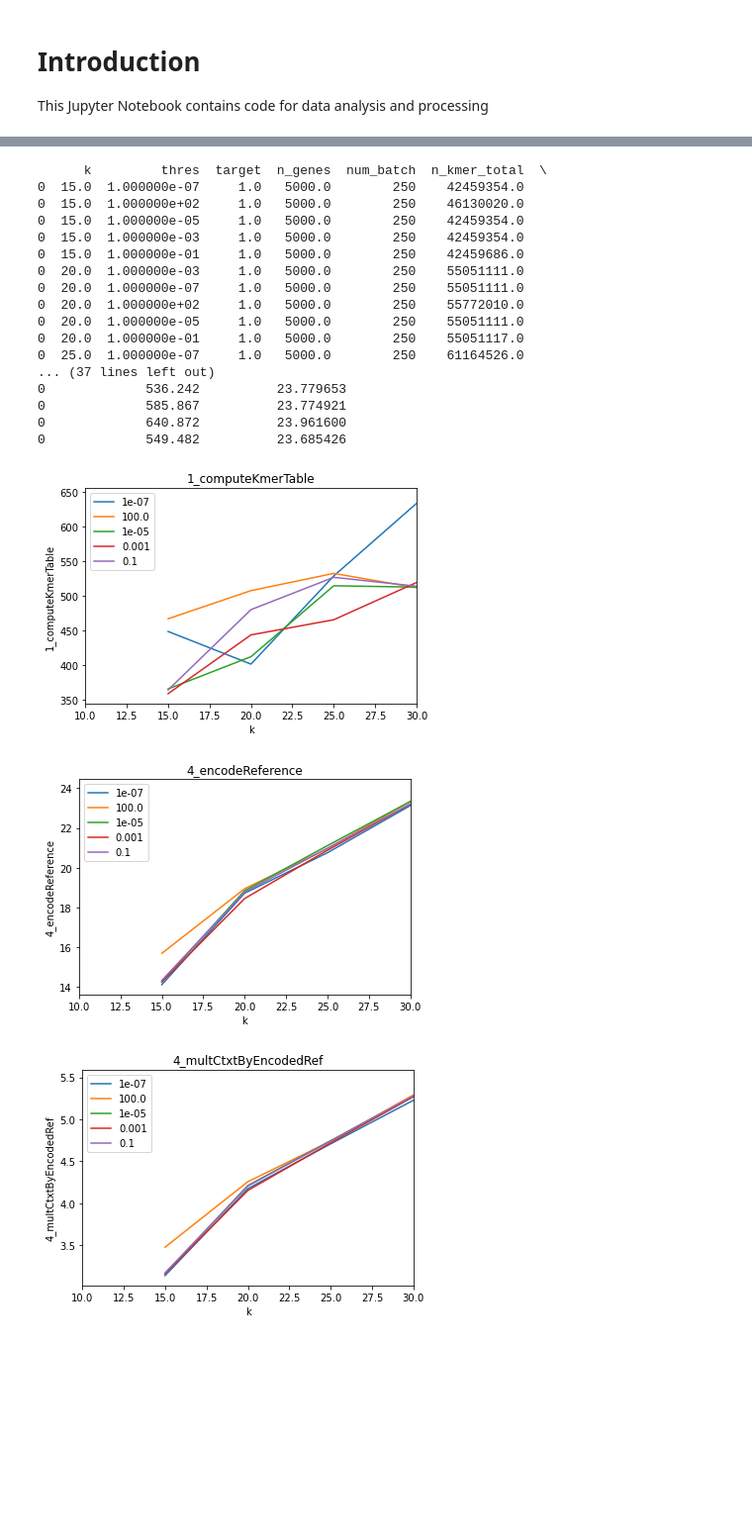
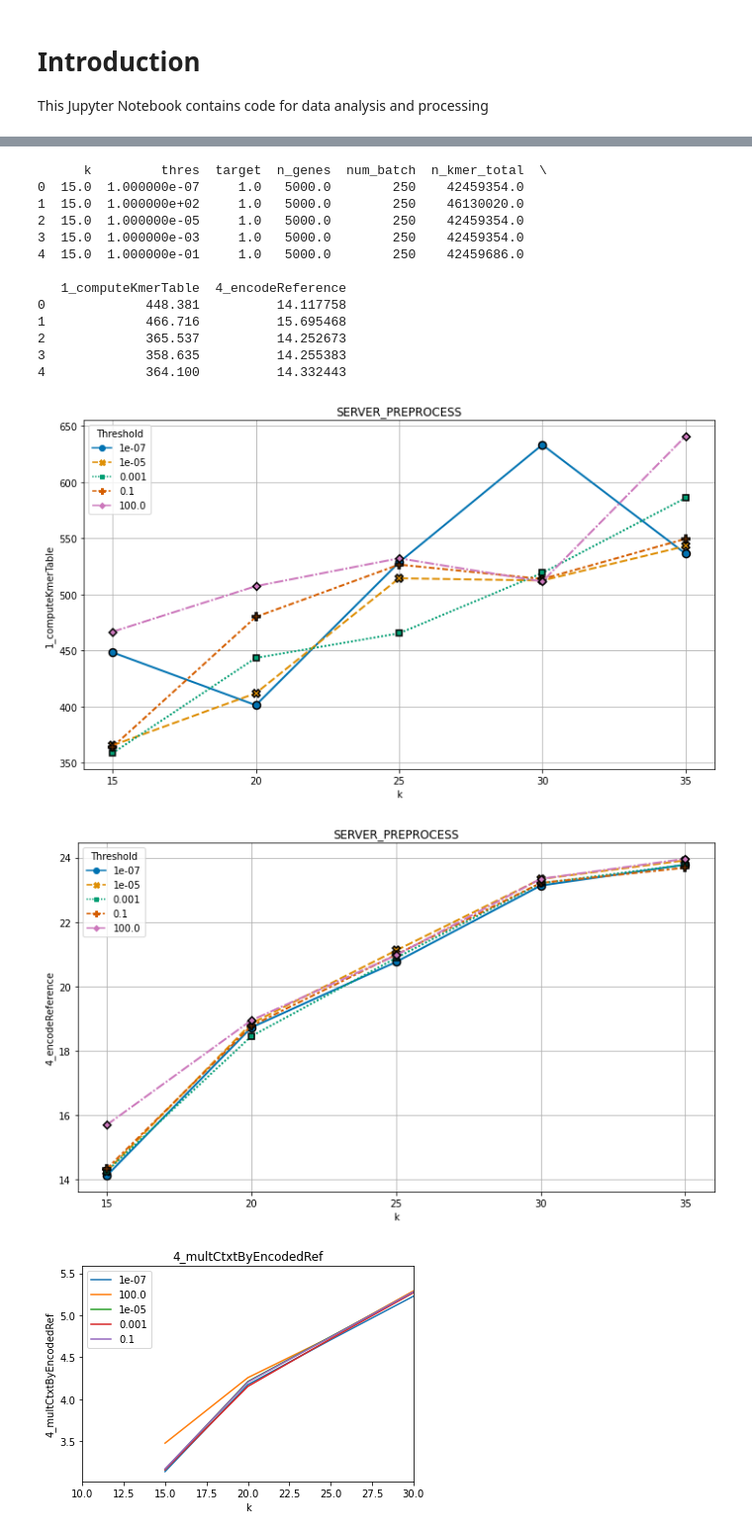
Before and after one commit to G2Lab/pQuant, a Jupyter notebook: summary/summary.ipynb, the cells around one changed output, grey strips where cells are left out. Shown at 99% size. Saved outputs shown, nothing was run; the diff lists cells and outputs as text; code cells hidden in the pictures; blank space fills up the shorter version.

```diff
--- a/summary/summary.ipynb
+++ b/summary/summary.ipynb
@@ -12,5 +223,5 @@ import os
 # %%
-BASE_FOLDER = "../out/021624"
+BASE_FOLDER = "../out/030724"
 JOBS_LIST = [BASE_FOLDER + "/" + job for job in os.listdir(BASE_FOLDER)]
 
 print(JOBS_LIST)
@@ -40,12 +257,17 @@ Index(['k', 'thres', 'target', '1_readFastaFile', '1_computeKmerTable',
 # %%
 PARAMS = ['k', 'thres', 'target', 'n_genes', 'num_batch', 'n_kmer_total']
-SERVER_PREPROCESS = ["1_computeKmerTable", "4_encodeReference"]
-SERVER_COPMUTATION = ["4_multCtxtByEncodedRef"]
-SERVER_SAVE_LOAD = ["1_readFastaFile", "1_save", "4_loadKmerTable", "4_loadKmerList", "4_serializeCtxtOut"]
-SERVER_MEMORY = ["1_Memory usage", "1_pick Memory usage", "4_Memory usage", "4_Pick Memory usage"]
+SERVER_PREPROCESS = ["1_computeKmerTable"]
+SERVER_COMPUTATION = ["4_encodeAndMult_per_gene"]
+SERVER_SAVE_LOAD = ["1_readFastaFile", "1_save", "4_loadKmerTable", "4_loadKmerList", "4_serializeCtxtOut_per_gene"]
+SERVER_MEMORY = ["1_Memory usage", "4_Memory usage_per_gene"]
+SERVER_PICK_MEMORY = ["1_pick Memory usage", "4_Pick Memory usage"]
 
 USER_HE_GEN = ["2_GenCryptoContext", "2_KeyGen"]
 USER_ENCRYPT = ["3_encodeRead", "3_EncryptReadKmer"]
 USER_DECRYPT = ["5_decryptOutput"]
 USER_SAVE_LOAD = ["2_Serialize", "3_load_kmerList", "3_readFastaFile", "3_serializeCtxtRead", "5_loadKmerTable", "5_readCtxtOut"]
 USER_MEMORY = ["2_Memory usage", "2_Pick Memory usage", "3_Memory usage", "3_Pick Memory usage", "5_Memory usage", "5_Pick Memory usage"]
+
+df_total = pd.read_csv(BASE_FOLDER + "/../summary_030724.tsv")
+# df_total.head()
+print(df_total.loc[:, ['k', 'thres'] + SERVER_COMPUTATION])
@@ -67,31 +535,26 @@ PLOT_DIR = "plot"
 # %%
 df = df_total.loc[:, PARAMS + SERVER_PREPROCESS]
 df[SERVER_PREPROCESS] = df[SERVER_PREPROCESS] / 1000
-print(df)
-# draw k-x plot for x=[SERVER_PREPROCESS] for each threshold (all threshold in one plot)
-# for each algorithm(column), plot all k-x plot for each threshold in one plot
+print(df.head())
+
 for param in SERVER_PREPROCESS:
-    plotEachColumn(df, param, "SERVER_PREPROCESS")
+    plotEachColumnFancy(df, param, "SERVER_PREPROCESS")
 # %% [output]
       k         thres  target  n_genes  num_batch  n_kmer_total  \
 0  15.0  1.000000e-07     1.0   5000.0        250    42459354.0
-0  15.0  1.000000e+02     1.0   5000.0        250    46130020.0
-0  15.0  1.000000e-05     1.0   5000.0        250    42459354.0
-0  15.0  1.000000e-03     1.0   5000.0        250    42459354.0
-0  15.0  1.000000e-01     1.0   5000.0        250    42459686.0
-0  20.0  1.000000e-03     1.0   5000.0        250    55051111.0
-0  20.0  1.000000e-07     1.0   5000.0        250    55051111.0
-0  20.0  1.000000e+02     1.0   5000.0        250    55772010.0
-0  20.0  1.000000e-05     1.0   5000.0        250    55051111.0
-0  20.0  1.000000e-01     1.0   5000.0        250    55051117.0
-0  25.0  1.000000e-07     1.0   5000.0        250    61164526.0
-... (37 lines left out)
-0             536.242          23.779653
-0             585.867          23.774921
-0             640.872          23.961600
-0             549.482          23.685426
+1  15.0  1.000000e+02     1.0   5000.0        250    46130020.0
+2  15.0  1.000000e-05     1.0   5000.0        250    42459354.0
+3  15.0  1.000000e-03     1.0   5000.0        250    42459354.0
+4  15.0  1.000000e-01     1.0   5000.0        250    42459686.0
+
+   1_computeKmerTable  4_encodeReference
+0             448.381          14.117758
+1             466.716          15.695468
+2             365.537          14.252673
+3             358.635          14.255383
+4             364.100          14.332443
-[figure, old version]
+[figure, new version]
-[figure, old version]
+[figure, new version]
 # %%
 df = df_total.loc[:, PARAMS + SERVER_COPMUTATION]
 df[SERVER_COPMUTATION] = df[SERVER_COPMUTATION] / 1000
```
Also changed, not shown: parts of 12 cells of this notebook, 9 other files.
